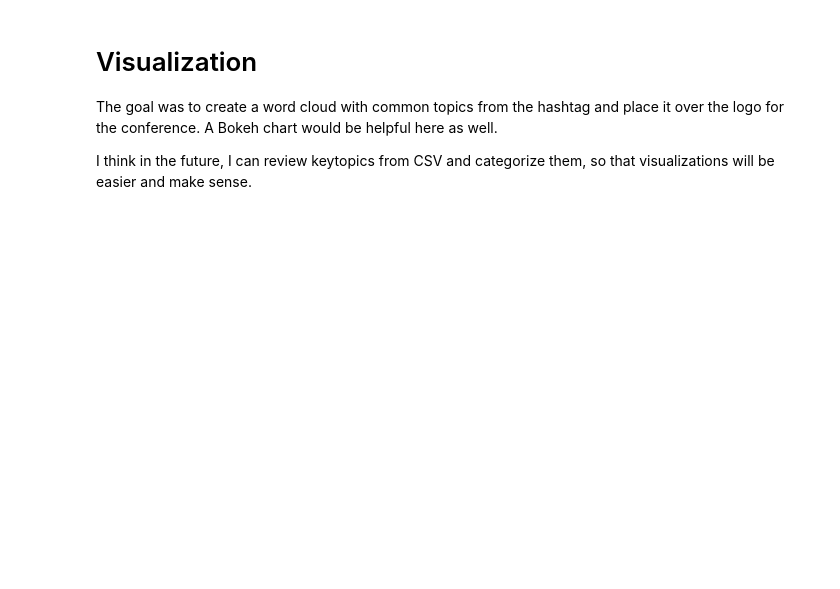
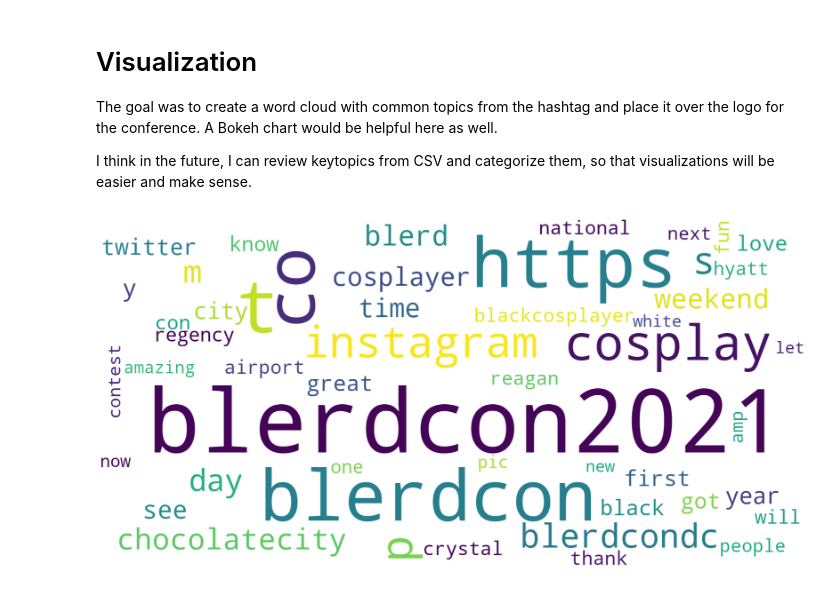
Before and after one commit to smargarink/DesignDev, a Jupyter notebook: snscrape-master/snscrape/14_take2.ipynb, the cells around one changed output. Drawn from its saved outputs; the diff is of its cells as text; code cells hidden in the pictures; blank space fills up the shorter version.

Commit message:
got a word cloud!

```diff
--- a/snscrape-master/snscrape/14_take2.ipynb
+++ b/snscrape-master/snscrape/14_take2.ipynb
@@ -142,0 +143,19 @@ df.head()
+# %%
+#trying to turn the CSV file into a text file to search word freq.
+
+# reading csv file
+text = open("BlerDCon2021.csv", "r")
+
+# joining with space content of text
+text = ' '.join([i for i in text])
+
+# replacing ',' by space
+text = text.replace(",", " ")
+
+#displaying result
+print(text)
+
+#save as txt file
+f = open('BlerDCon2021.txt','w')
+f.write(text)
+f.close()
@@ -142,0 +180,7 @@ df.head()
+# %%
+#turn into lowercase
+text = text.lower()
+
+#wordbag
+word_bag = re.compile(r'\W+', re.UNICODE).split(text)
+print(word_bag[0:100])
@@ -175,3 +257,13 @@ The Caucasian white cosplayer who was cosplaying Sakura from Cardcaptor Sakura w
 The goal was to create a word cloud with common topics from the hashtag and place it over the logo for the conference. A Bokeh chart would be helpful here as well.
 
 I think in the future, I can review keytopics from CSV and categorize them, so that visualizations will be easier and make sense.
+# %%
+#Attempting a wordcloud
+string = pd.Series(word_bag).str.cat(sep=' ')
+wordcloud = WordCloud(width=1600, height=800,max_font_size=200,max_words=50,collocations=False, background_color='white').generate(string)
+plt.figure(figsize=(40,30))
+plt.imshow(wordcloud, interpolation="bilinear")
+plt.axis("off")
+plt.show()
+# %% [output]
+[figure, added]
```
Also changed, not shown: parts of 8 cells of this notebook.
